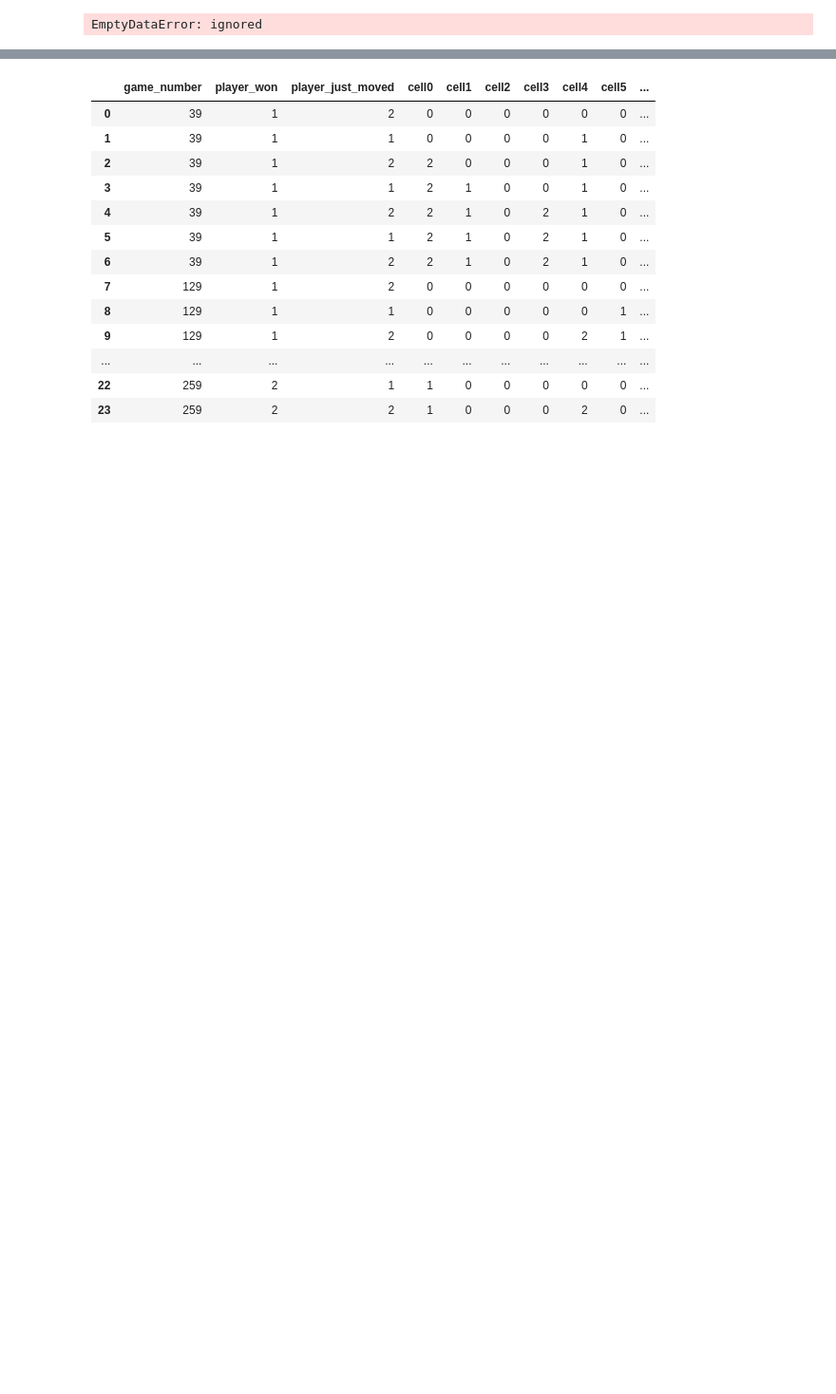
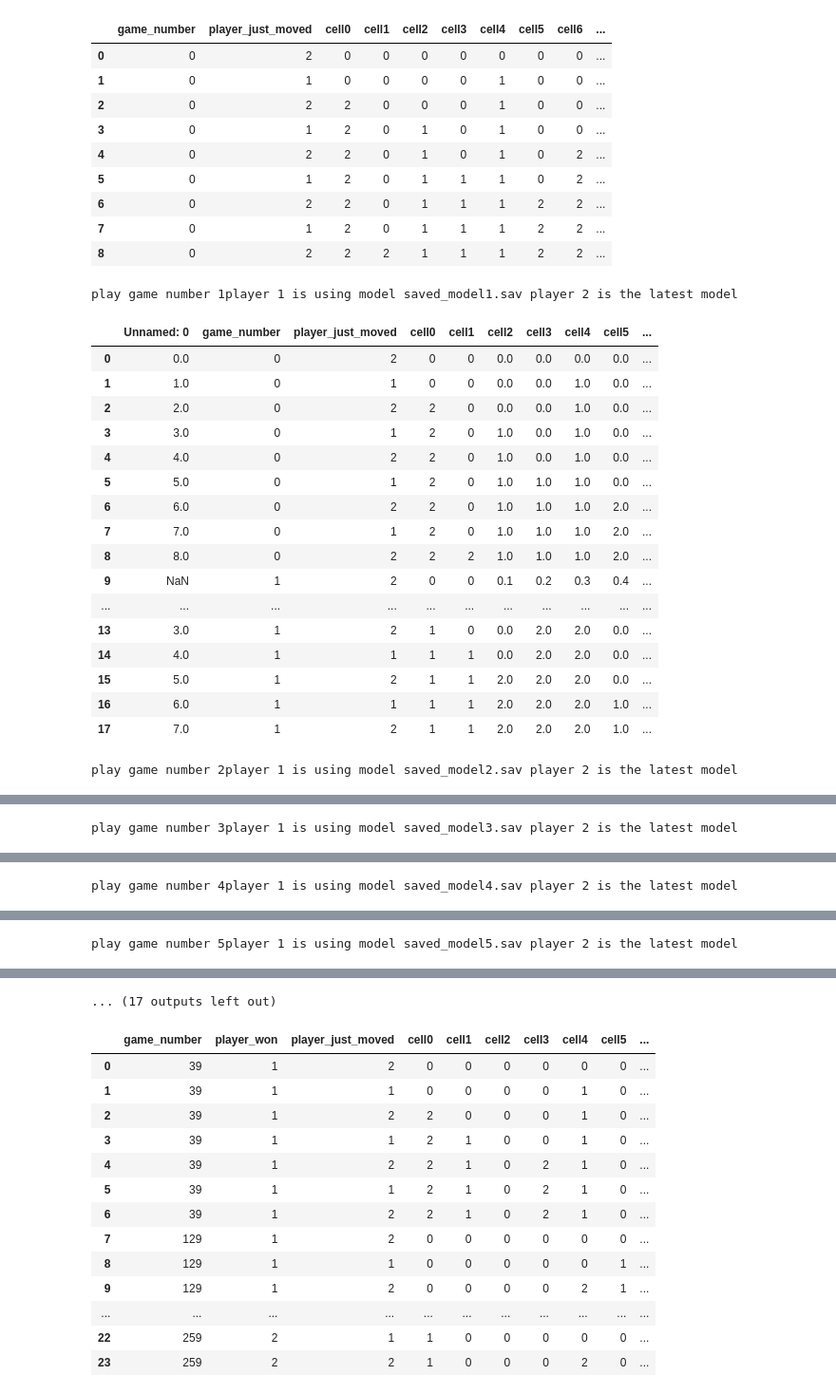
Before and after one commit to oxanaRC/CE888, a Jupyter notebook: CE888/Project3/tests2.ipynb, the cells around one changed output, grey strips where cells are left out. Shown: that part at 95% size. Drawn from its saved outputs; the diff is of its cells as text; code cells hidden in the pictures; blank space fills up the shorter version.

```diff
--- a/CE888/Project3/tests2.ipynb
+++ b/CE888/Project3/tests2.ipynb
@@ -251,7 +251,7 @@ def UCT( game_num, past_mode,rootstate, itermax ,learned_classifier, verbose = F
 
     return sorted(rootnode.childNodes, key = lambda c: c.visits)[-1].move # return the move that was most visited
 # %%
-def UCTPlayGame(numberOfGame,df,df2,classifier, mode):
+def UCTPlayGame(numberOfGame,df,df2,classifier, final_mode):
     """ Play a sample game between two UCT players where each player gets a different number
         of UCT iterations (= simulations = tree nodes).
     """
@@ -268,11 +268,11 @@ def UCTPlayGame(numberOfGame,df,df2,classifier, mode):
     #-----------------------------------------------------------
     while state.GetMoves() != []:
         #print(str(state)) #OC commented printing out to reduce output
-        if mode==False:  # this is not the final test
+        if final_mode==False:  # this is not the final test
           if state.playerJustMoved == 1:
-              m = UCT(numberOfGame, mode, rootstate=state,itermax=1000,learned_classifier=classifier, verbose=False)  # play with values for itermax and verbose = True
+              m = UCT(numberOfGame, final_mode, rootstate=state,itermax=1000,learned_classifier=classifier, verbose=False)  # play with values for itermax and verbose = True
           else:
-              m = UCT(numberOfGame,mode,rootstate=state,itermax=100,learned_classifier=classifier, verbose=False) #OC note - changing intermax to 1000 here would results in player 1 winning all the time
+              m = UCT(numberOfGame,final_mode,rootstate=state,itermax=100,learned_classifier=classifier, verbose=False) #OC note - changing intermax to 1000 here would results in player 1 winning all the time
         else:  #this is the final test
           if state.playerJustMoved == 1:
               #player 2 is to use the latest model
@@ -304,8 +304,11 @@ def UCTPlayGame(numberOfGame,df,df2,classifier, mode):
         #------OC--100420--to output number of the game and player who won---
         data_writer2.writerow([numberOfGame]+[',']+[3-state.playerJustMoved])
         game_outcome=3-state.playerJustMoved
-    #else:
+    else:
         #print("Nobody wins!") #OC commented printing out to reduce output
+        #OC if this is not the final test, the data on draw games is not collected
+        if final_mode==True: #OC or final test mode we are to collect draw games data
+          data_writer2.writerow([numberOfGame]+[',']+[0])
     return game_outcome
 # %%
 def PlaySeveralGames(nGames,nCycle,firstCollection):
@@ -376,7 +379,7 @@ if __name__ == "__main__":
 
     """
     #------OC--100420--iterating over a number of games variable and collecting data for each game---
-    n_games=20
+    n_games=5
     n_cycle=0
     first_data_collection=True
     PlaySeveralGames(n_games,n_cycle, first_data_collection)
@@ -389,15 +392,22 @@ if __name__ == "__main__":
     #play 10 games with all its past self
     test_game=0
     while test_game<=10:
-      with open('data_file_test.csv',mode='w') as data_file:
-        with open('data_filegames_test.csv',mode='w') as data_file2:
+      with open('data_file_test'+str(test_game)+ '.csv',mode='w') as data_file:
+        with open('data_filegames_test'+str(test_game)+ '.csv',mode='w') as data_file2:
           PlayTestGame(test_game,data_file,data_file2)
-          df_states_and_moves_final_test = pd.read_csv("data_file_test.csv")
-          if test_game==0:
-            df_states_and_moves_final_test.to_csv('data_final_test.csv')
-          else:
-            df_states_and_moves_final_test.to_csv('data_final_test.csv', mode='a',header=False)
-          df_final = pd.read_csv("data_final_test.csv", index_col=[0])
-          test_game=test_game+1
+      #df_states_and_moves_final_test = pd.read_csv("data_file_test.csv")
+      #df_won_games_final_test = pd.read_csv("data_filegames_test.csv")
+      #df_final_test=pd.merge(df_won_games_final_test, df_states_and_moves_final_test)
+      if test_game==0:
+        df_final_test=pd.read_csv('data_file_test'+str(test_game)+ '.csv')
+        df_final_test.to_csv('data_final_test.csv')
+      else:
+        my_df=pd.read_csv('data_file_test'+str(test_game)+ '.csv')
+        my_df.to_csv('data_final_test.csv', mode='a')
+        df_final_test=pd.read_csv('data_final_test.csv')
+         #df_final_test.to_csv('data_final_test.csv', mode='a',header=False)
+      display(df_final_test)
+      test_game=test_game+1
+    df_final = pd.read_csv("data_final_test.csv", index_col=[0])
     display(df_final)
 # %% [output]
@@ -419,3 +429,31 @@ Games played with learned classifier was 18. Games played with random classifier
 -----Next:-----------
 play game number 0player 1 is using model saved_model0.sav player 2 is the latest model
+|  | game_number | player_just_moved | cell0 | cell1 | cell2 | cell3 | cell4 | cell5 | cell6 | ... |
+| 0 | 0 | 2 | 0 | 0 | 0 | 0 | 0 | 0 | 0 | ... |
+| 1 | 0 | 1 | 0 | 0 | 0 | 0 | 1 | 0 | 0 | ... |
+| 2 | 0 | 2 | 2 | 0 | 0 | 0 | 1 | 0 | 0 | ... |
+| 3 | 0 | 1 | 2 | 0 | 1 | 0 | 1 | 0 | 0 | ... |
+| 4 | 0 | 2 | 2 | 0 | 1 | 0 | 1 | 0 | 2 | ... |
+| 5 | 0 | 1 | 2 | 0 | 1 | 1 | 1 | 0 | 2 | ... |
+| 6 | 0 | 2 | 2 | 0 | 1 | 1 | 1 | 2 | 2 | ... |
+| 7 | 0 | 1 | 2 | 0 | 1 | 1 | 1 | 2 | 2 | ... |
+| 8 | 0 | 2 | 2 | 2 | 1 | 1 | 1 | 2 | 2 | ... |
-EmptyDataError: ignored
+play game number 1player 1 is using model saved_model1.sav player 2 is the latest model
+|  | Unnamed: 0 | game_number | player_just_moved | cell0 | cell1 | cell2 | cell3 | cell4 | cell5 | ... |
+| 0 | 0.0 | 0 | 2 | 0 | 0 | 0.0 | 0.0 | 0.0 | 0.0 | ... |
+| 1 | 1.0 | 0 | 1 | 0 | 0 | 0.0 | 0.0 | 1.0 | 0.0 | ... |
+| 2 | 2.0 | 0 | 2 | 2 | 0 | 0.0 | 0.0 | 1.0 | 0.0 | ... |
+| 3 | 3.0 | 0 | 1 | 2 | 0 | 1.0 | 0.0 | 1.0 | 0.0 | ... |
+| 4 | 4.0 | 0 | 2 | 2 | 0 | 1.0 | 0.0 | 1.0 | 0.0 | ... |
+| 5 | 5.0 | 0 | 1 | 2 | 0 | 1.0 | 1.0 | 1.0 | 0.0 | ... |
+| 6 | 6.0 | 0 | 2 | 2 | 0 | 1.0 | 1.0 | 1.0 | 2.0 | ... |
+| 7 | 7.0 | 0 | 1 | 2 | 0 | 1.0 | 1.0 | 1.0 | 2.0 | ... |
+| 8 | 8.0 | 0 | 2 | 2 | 2 | 1.0 | 1.0 | 1.0 | 2.0 | ... |
+| 9 | NaN | 1 | 2 | 0 | 0 | 0.1 | 0.2 | 0.3 | 0.4 | ... |
+| ... | ... | ... | ... | ... | ... | ... | ... | ... | ... | ... |
+| 13 | 3.0 | 1 | 2 | 1 | 0 | 0.0 | 2.0 | 2.0 | 0.0 | ... |
+| 14 | 4.0 | 1 | 1 | 1 | 1 | 0.0 | 2.0 | 2.0 | 0.0 | ... |
+| 15 | 5.0 | 1 | 2 | 1 | 1 | 2.0 | 2.0 | 2.0 | 0.0 | ... |
+| 16 | 6.0 | 1 | 1 | 1 | 1 | 2.0 | 2.0 | 2.0 | 1.0 | ... |
+| 17 | 7.0 | 1 | 2 | 1 | 1 | 2.0 | 2.0 | 2.0 | 1.0 | ... |
+play game number 2player 1 is using model saved_model2.sav player 2 is the latest model
@@ -421,0 +477 @@ EmptyDataError: ignored
+play game number 3player 1 is using model saved_model3.sav player 2 is the latest model
@@ -421,0 +495 @@ EmptyDataError: ignored
+play game number 4player 1 is using model saved_model4.sav player 2 is the latest model
@@ -421,0 +513 @@ EmptyDataError: ignored
+play game number 5player 1 is using model saved_model5.sav player 2 is the latest model
@@ -422,3 +531,4 @@ EmptyDataError: ignored
+... (17 outputs left out)
 # %%
 df_states_and_moves = pd.read_csv("data_file.csv")
 df_won_games = pd.read_csv("data_filegames.csv")
```
Also changed, not shown: parts of 1 cell of this notebook.
